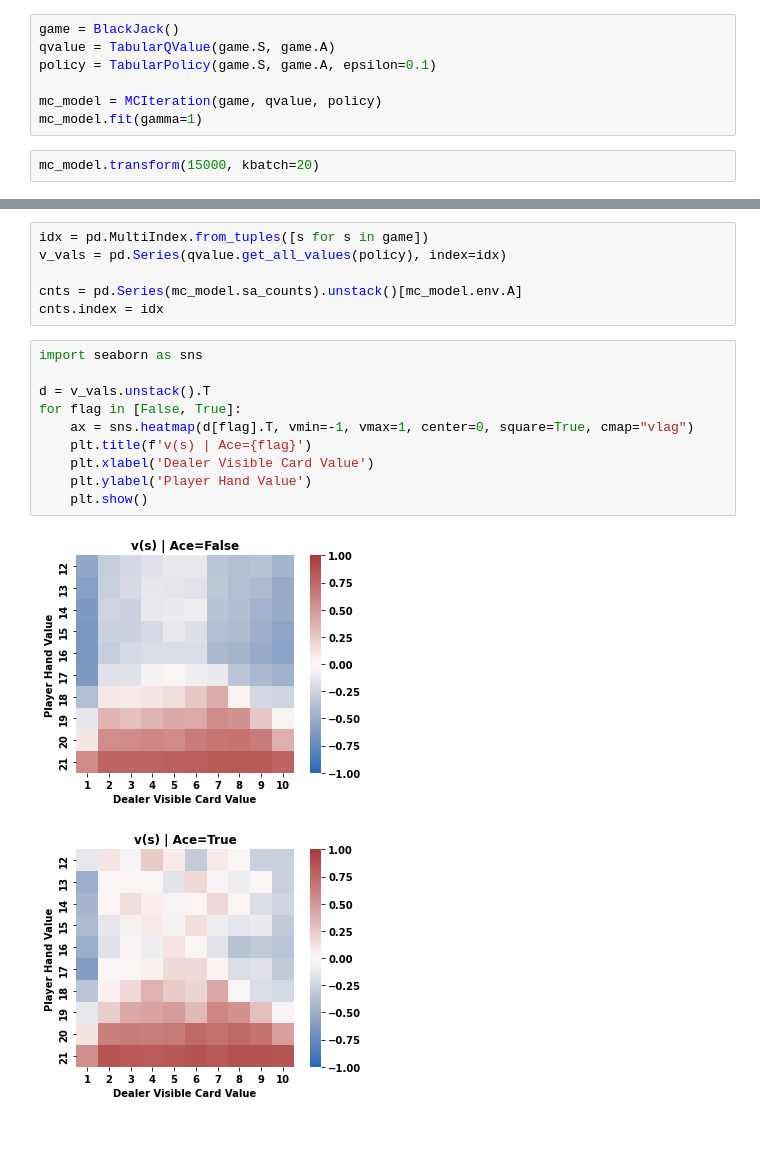
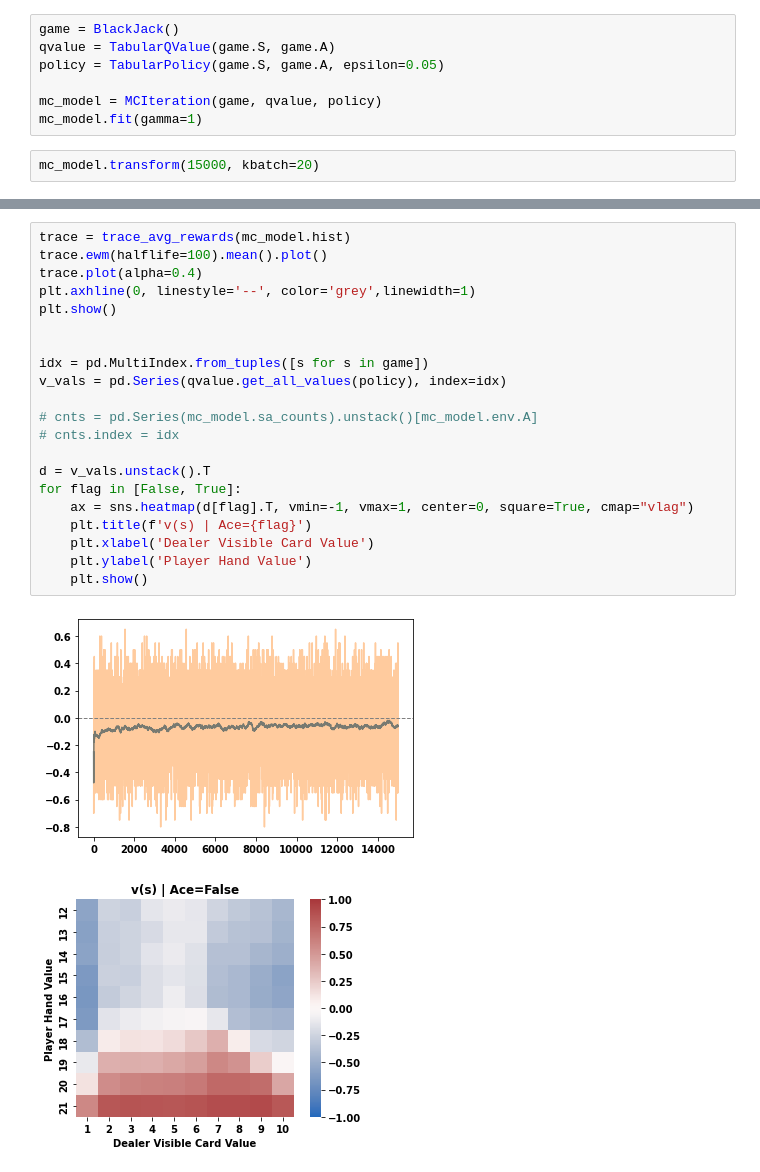
Before and after one commit to WHITSNAK/rflearn, a Jupyter notebook: notebooks/chapter 5.ipynb, the cells around one changed output, grey strips where cells are left out. Saved outputs shown, nothing was run; the diff lists cells and outputs as text; blank space fills up the shorter version.

```diff
--- a/notebooks/chapter 5.ipynb
+++ b/notebooks/chapter 5.ipynb
@@ -122,7 +99,7 @@ def fix_policy(env, eps=0.1, threshold=20):
 # %%
 game = BlackJack()
 qvalue = TabularQValue(game.S, game.A)
-policy = TabularPolicy(game.S, game.A, epsilon=0.1)
+policy = TabularPolicy(game.S, game.A, epsilon=0.05)
 
 mc_model = MCIteration(game, qvalue, policy)
 mc_model.fit(gamma=1)
@@ -138,19 +108,24 @@ plt.axhline(0, linestyle='--', color='grey',linewidth=1)
-# %%
-idx = pd.MultiIndex.from_tuples([s for s in game])
-v_vals = pd.Series(qvalue.get_all_values(policy), index=idx)
-
-cnts = pd.Series(mc_model.sa_counts).unstack()[mc_model.env.A]
-cnts.index = idx
 # %%
-import seaborn as sns
+trace = trace_avg_rewards(mc_model.hist)
+trace.ewm(halflife=100).mean().plot()
+trace.plot(alpha=0.4)
+plt.axhline(0, linestyle='--', color='grey',linewidth=1)
+plt.show()
+
+
+idx = pd.MultiIndex.from_tuples([s for s in game])
+v_vals = pd.Series(qvalue.get_all_values(policy), index=idx)
+
+# cnts = pd.Series(mc_model.sa_counts).unstack()[mc_model.env.A]
+# cnts.index = idx
 
 d = v_vals.unstack().T
 for flag in [False, True]:
     ax = sns.heatmap(d[flag].T, vmin=-1, vmax=1, center=0, square=True, cmap="vlag")
     plt.title(f'v(s) | Ace={flag}')
     plt.xlabel('Dealer Visible Card Value')
     plt.ylabel('Player Hand Value')
     plt.show()
 # %% [output]
-[figure, old version]
+[figure, new version]
-[figure, old version]
+[figure, new version]
```
Also changed, not shown: parts of 14 cells of this notebook, 2 other files.
